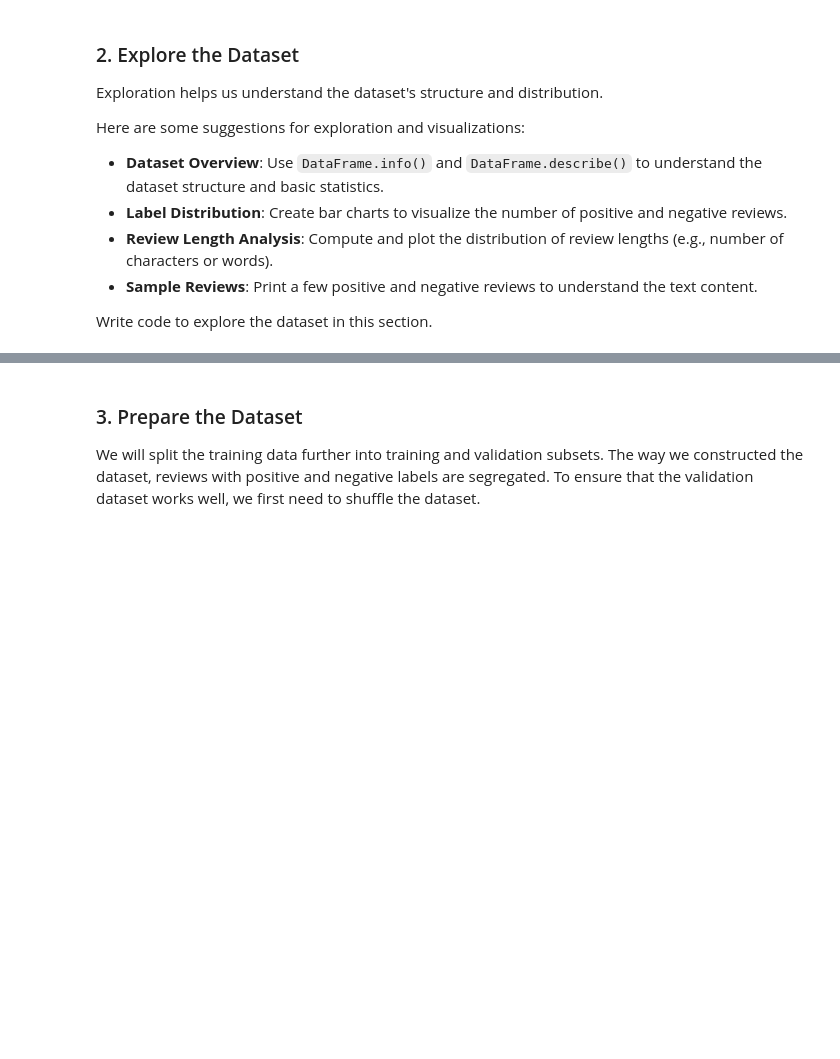
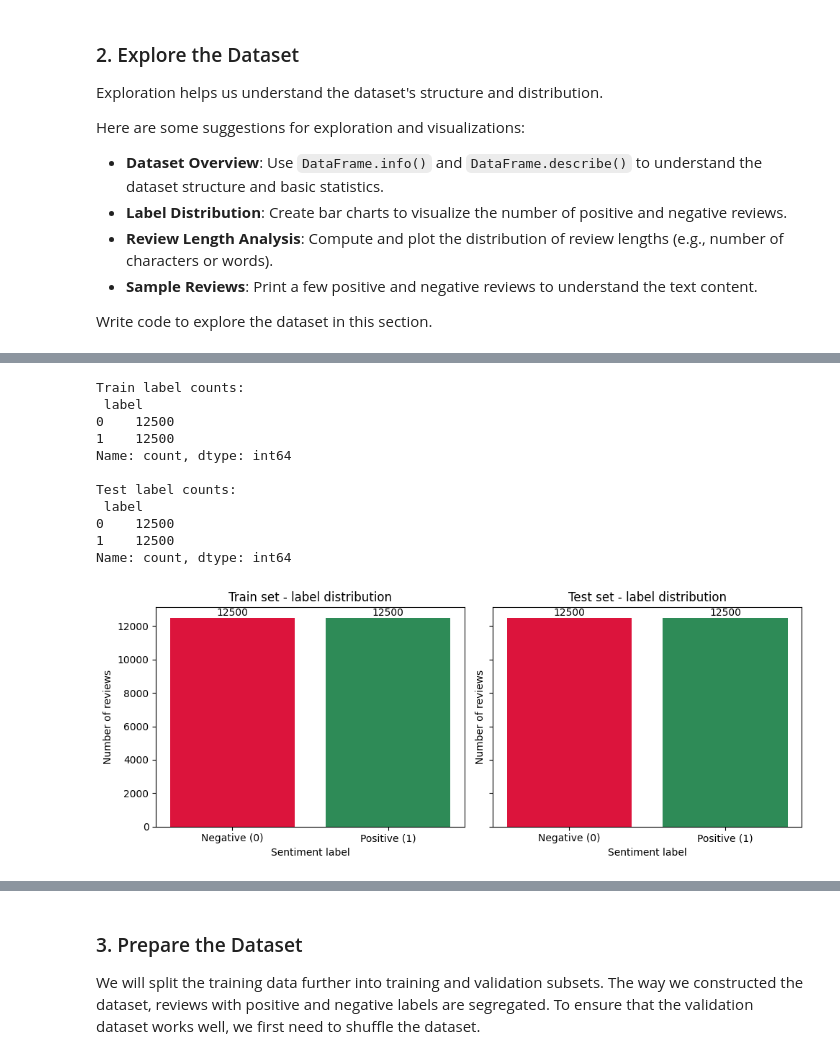
Before and after one commit to florinpuica/sentiment-analysis-using-transformers, a Jupyter notebook: starter/SentimentScope_starter.ipynb, the cells around one changed output, grey strips where cells are left out. Saved outputs shown, nothing was run; the diff lists cells and outputs as text; code cells hidden in the pictures; blank space fills up the shorter version.

```diff
--- a/starter/SentimentScope_starter.ipynb
+++ b/starter/SentimentScope_starter.ipynb
@@ -301,0 +365,31 @@ Write code to explore the dataset in this section.
+# %%
+# Label distribution
+print("Train label counts:\n", train_df["label"].value_counts().sort_index(), "\n")
+print("Test label counts:\n", test_df["label"].value_counts().sort_index(), "\n")
+
+# Visualization of positive and negative reviews for train and test
+import matplotlib.pyplot as plt
+
+fig, axes = plt.subplots(1, 2, figsize=(10,4), sharey=True)
+for ax, (name, df) in zip(axes, [("Train", train_df), ("Test", test_df)]):
+    counts = df["label"].value_counts().sort_index()
+    bars = ax.bar(["Negative (0)", "Positive (1)"], counts.values, color=["crimson", "seagreen"])
+    ax.bar_label(bars)
+    ax.set_title(f"{name} set - label distribution")
+    ax.set_xlabel("Sentiment label")
+    ax.set_ylabel("Number of reviews")
+plt.tight_layout()
+plt.show()
+# %% [output]
+Train label counts:
+ label
+0    12500
+1    12500
+Name: count, dtype: int64
+
+Test label counts:
+ label
+0    12500
+1    12500
+Name: count, dtype: int64
+[figure, added]
```
Also changed, not shown: parts of 5 cells of this notebook.
